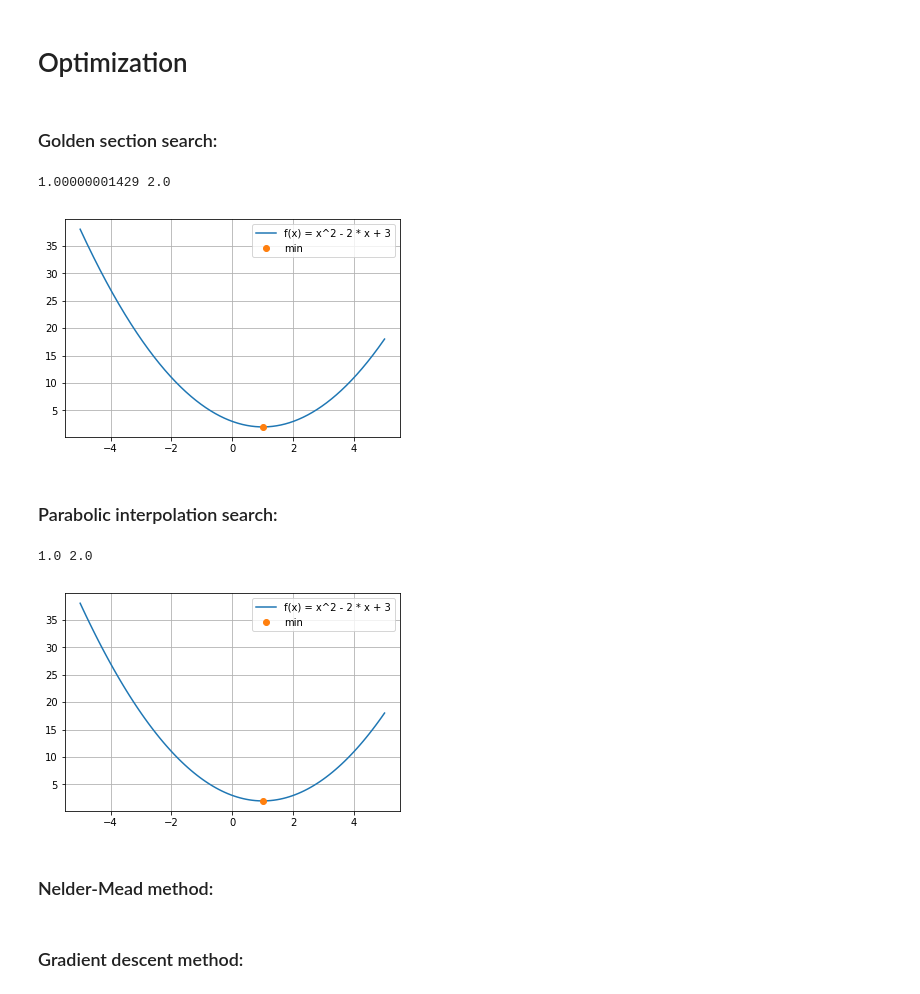
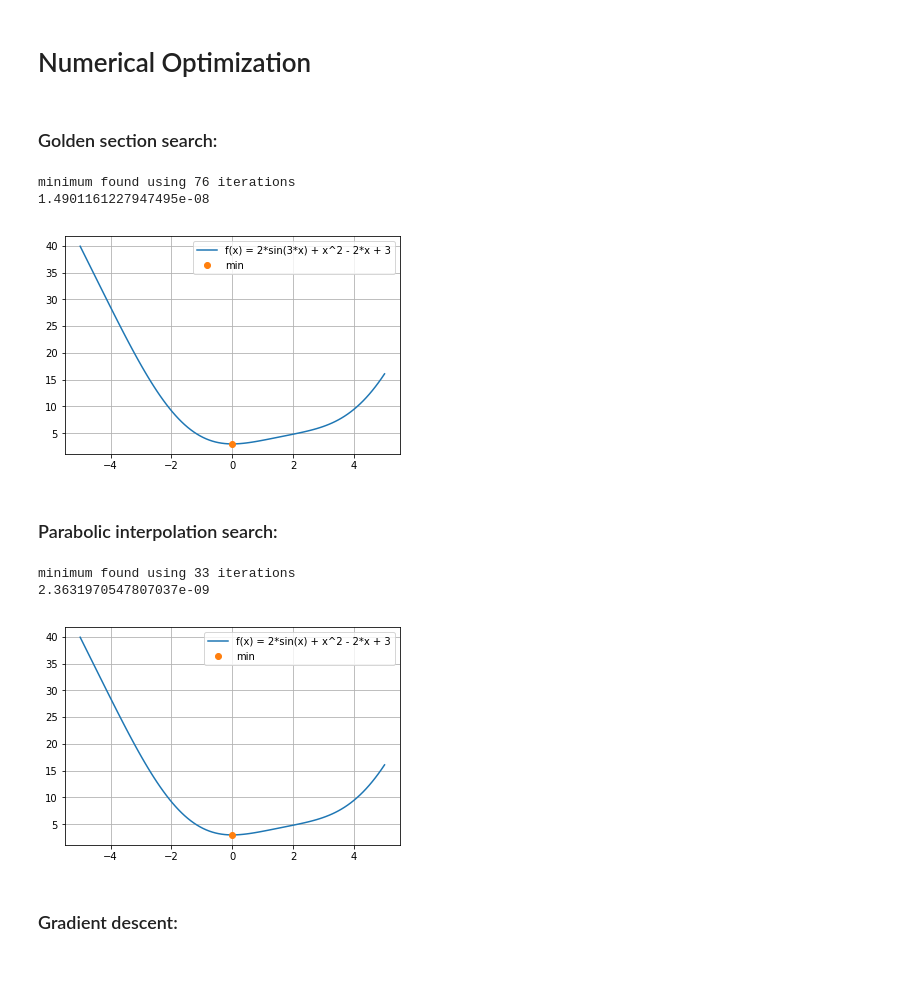
Before and after one commit to valenpe7/numerical_methods, a Jupyter notebook: lectures/07-optimization.ipynb, the cells around one changed output. Saved outputs shown, nothing was run; the diff lists cells and outputs as text; code cells hidden in the pictures; blank space fills up the shorter version.

```diff
--- a/lectures/07-optimization.ipynb
+++ b/lectures/07-optimization.ipynb
@@ -1,5 +1,5 @@
 # %% [markdown]
-# Optimization
+# Numerical Optimization
 # %%
 import numpy as np
 import matplotlib.pyplot as plt
@@ -7,49 +7,50 @@ import matplotlib.pyplot as plt
 # %% [markdown]
 ### Golden section search:
 # %%
-def golden_section_search(f, a, b, max_it=500, eps=1.0e-8):
+def golden_section_search(f, a, b, eps=1.0e-15, n_max=500):
     """
     Finds the minimum of function using golden section search.
     Args:
         f (array_like): A strictly unimodal function on [a, b]
         a (float): Left-hand side point of the interval
         b (float): Right-hand side point of the interval
-        max_it (int): Maximum number of iterations
         eps (float): Error tolerance
+        n_max (int): Maximum number of iterations
     Returns:
         float: A coordinate of minimum
     """
     gr = (np.sqrt(5) + 1.0) / 2.0
     n = 0
-    while n <= max_it:
+    while n <= n_max:
         c = b - (b - a) / gr
         d = a + (b - a) / gr
-        if abs(c - d) < eps:
-            return (b + a) / 2.0
         if f(c) < f(d):
             b = d
         else:
             a = c
+        if abs(b - a) < eps:
+            print("minimum found using", n, "iterations")
+            return (a + b) / 2.0
         n += 1
-    raise RuntimeError('minimum not found using', max_it, 'iterations')
+    raise RuntimeError("minimum not found using", n_max, "iterations")
 # %%
 def f(x):
-    return x**2 - 2.0 * x + 3.0
+    return 2.0*np.sin(x) + x**2 - 2.0*x + 3.0
 
 x_min = golden_section_search(f, -5.0, 5.0)
-print(x_min, f(x_min))
+print(x_min)
 
-x = np.linspace(-5.0, 5.0, 1000)
+x = np.linspace(-5.0, 5.0, 100)
 
-fig = plt.figure()
-ax = fig.add_subplot(1,1,1)
-ax.plot(x, f(x), label='f(x) = x^2 - 2 * x + 3')
-ax.plot(x_min, f(x_min), 'o', label='min')
+fig, ax = plt.subplots()
+ax.plot(x, f(x), label="f(x) = 2*sin(3*x) + x^2 - 2*x + 3")
+ax.plot(x_min, f(x_min), "o", label="min")
 ax.legend()
 ax.grid()
 # %% [output]
-1.00000001429 2.0
+minimum found using 76 iterations
+1.4901161227947495e-08
-[figure, old version]
+[figure, new version]
 # %% [markdown]
 ### Parabolic interpolation search:
 # %%
@@ -80,20 +84,18 @@ def parabolic_interpolation_search(f, a, b, c, max_it=500, eps=1.0e-8):
 # %%
 def f(x):
-    return x**2 - 2 * x + 3
+    return 2.0*np.sin(x) + x**2 - 2.0*x + 3.0
 
-x_min = parabolic_interpolation_search(f, -5.0, 0.0, 5.0)
-print(x_min, f(x_min))
+x_min = parabolic_interpolation_search(f, -7.0, -2.0, 5.0)
+print(x_min)
 
 x = np.linspace(-5.0, 5.0, 100)
 
-fig = plt.figure()
-ax = fig.add_subplot(1,1,1)
-ax.plot(x, f(x), label='f(x) = x^2 - 2 * x + 3')
-ax.plot(x_min, f(x_min), 'o', label='min')
+fig, ax = plt.subplots()
+ax.plot(x, f(x), label="f(x) = 2*sin(x) + x^2 - 2*x + 3")
+ax.plot(x_min, f(x_min), "o", label="min")
 ax.legend()
 ax.grid()
 # %% [output]
-1.0 2.0
+minimum found using 33 iterations
+2.3631970547807037e-09
-[figure, old version]
+[figure, new version]
-# %% [markdown]
-### Nelder-Mead method:
@@ -104,2 +102,2 @@ def nelder_mead():
 # %% [markdown]
-### Gradient descent method:
+### Gradient descent:
```
Also changed, not shown: parts of 7 cells of this notebook.
